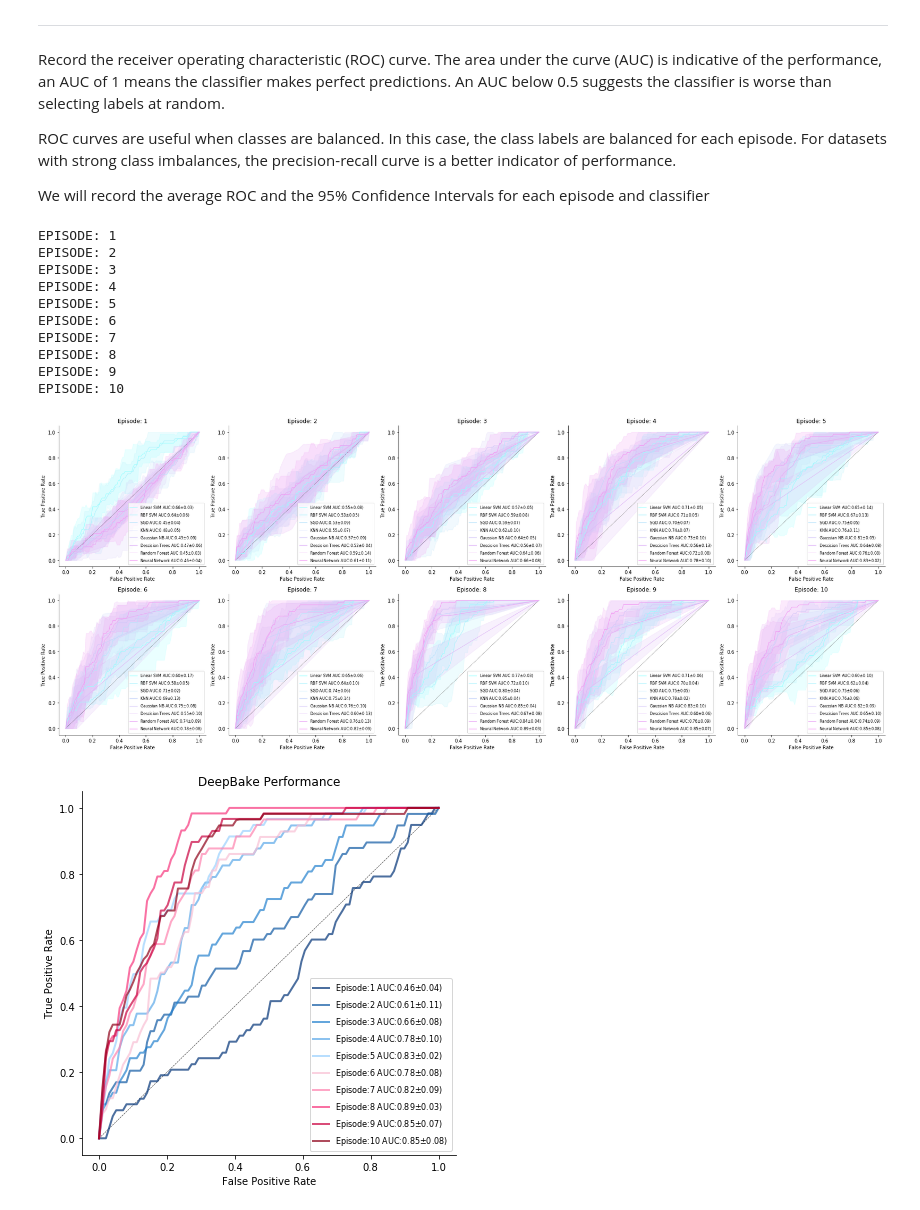
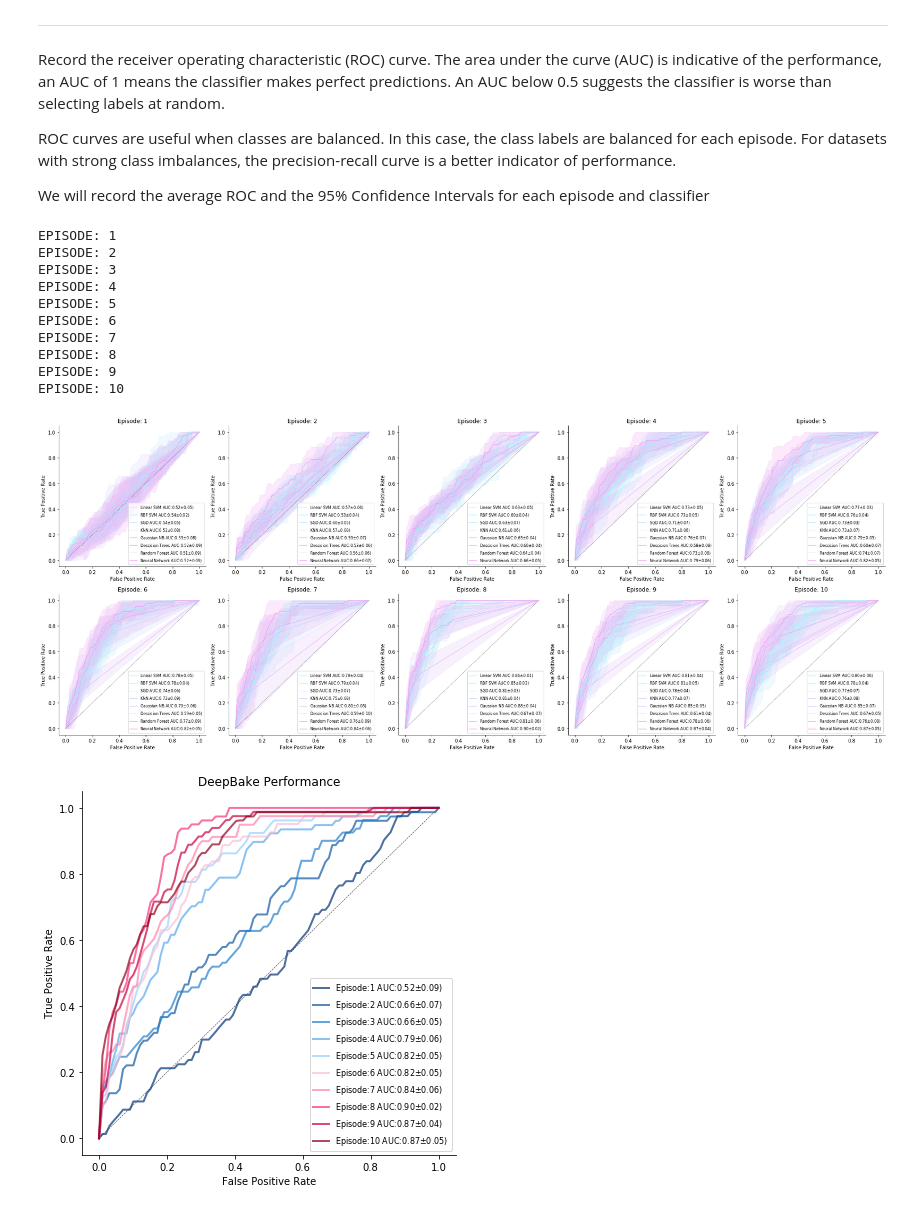
Before and after one commit to dantaki/DeepBake, a Jupyter notebook: NOTEBOOKS/gbbo.technical.feature.training.noseason1-2.20190907.ipynb, the cells around one changed output. Saved outputs shown, nothing was run; the diff lists cells and outputs as text; code cells hidden in the pictures.

```diff
--- a/NOTEBOOKS/gbbo.technical.feature.training.noseason1-2.20190907.ipynb
+++ b/NOTEBOOKS/gbbo.technical.feature.training.noseason1-2.20190907.ipynb
@@ -39,8 +35,14 @@ Now apply a MinMax scaler so the minimum value is 0 and the maximum value is 1
 # %%
-from sklearn.preprocessing import MinMaxScaler
-mms = tech
-scaler = MinMaxScaler()
-# fit the scaler
-scaler.fit(mms[feats])
-# transform values
-mms[feats] = scaler.transform(mms[feats])
+from sklearn.preprocessing import QuantileTransformer
+def quantile_scale(df):
+    qua = df
+    scaler = QuantileTransformer(
+        n_quantiles=10,
+        random_state=42,
+        ignore_implicit_zeros=True, #sparse matrix
+    )
+    # fit the scaler
+    scaler.fit(qua[feats])
+    # transform values
+    qua[feats] = scaler.transform(qua[feats])
+    return qua
@@ -61,5 +51,5 @@ epi=sorted(list(set(tech['episode'])))
 for x in epi:
     print('EPISODE:',x,
           '  Training Set Length: ',
-          len(qua.loc[qua['episode']==x]))
+          len(tech.loc[tech['episode']==x]))
 # %% [output]
@@ -159,6 +149,7 @@ def gbbo_loo(df,clfs,feats):
     for e in episodes:
         # split test and training set
         tmp = df.loc[df['episode']==e]
+        tmp = quantile_scale(tmp)
         print('EPISODE:',e)
         for clf_name in clfs:
             clf = clfs[clf_name]
@@ -238,37 +229,37 @@ def plot_nn_results(results,episodes,ax):
 # %%
 # since tech_mean and tech_med are highly correlated, we will only train
 # on tech_mean since the data is normally distributed
 
 feats = ['tech_mean','tech']
-results = gbbo_loo(qua,clfs,feats)
+results = gbbo_loo(tech,clfs,feats)
 n_rows = 2
-episodes = sorted(list(set(qua['episode'])))
+episodes = sorted(list(set(tech['episode'])))
 n_cols = int(len(episodes)/2)
 sz = 5
 f, axes = plt.subplots(n_rows,n_cols,figsize=(n_cols*sz,n_rows*sz))
 plot_results(results,episodes,axes)
 f.tight_layout()
 f.savefig("../FIGURES/gbbo.technical.loo.norm.clf.results.noseason1-2.{}.png".format(timestamp()),dpi=500)
 f.show()
 
 f, ax = plt.subplots(1,1,figsize=(6,6))
 plot_nn_results(results,episodes,ax)
 f.tight_layout()
 f.savefig("../FIGURES/gbbo.technical.loo.norm.deepbake.results.noseason1-2.{}.png".format(timestamp()),dpi=500)
 f.show()
 # %% [output]
 EPISODE: 1
 EPISODE: 2
 EPISODE: 3
 EPISODE: 4
 EPISODE: 5
 EPISODE: 6
 EPISODE: 7
 EPISODE: 8
 EPISODE: 9
 EPISODE: 10
-[figure, old version]
+[figure, new version]
-[figure, old version]
+[figure, new version]
 # %%
 # function to test the evalutation on finalists
 # that's to treat class labels 1 and 2 as the same
```
Also changed, not shown: parts of 5 cells of this notebook, 20 other files.
